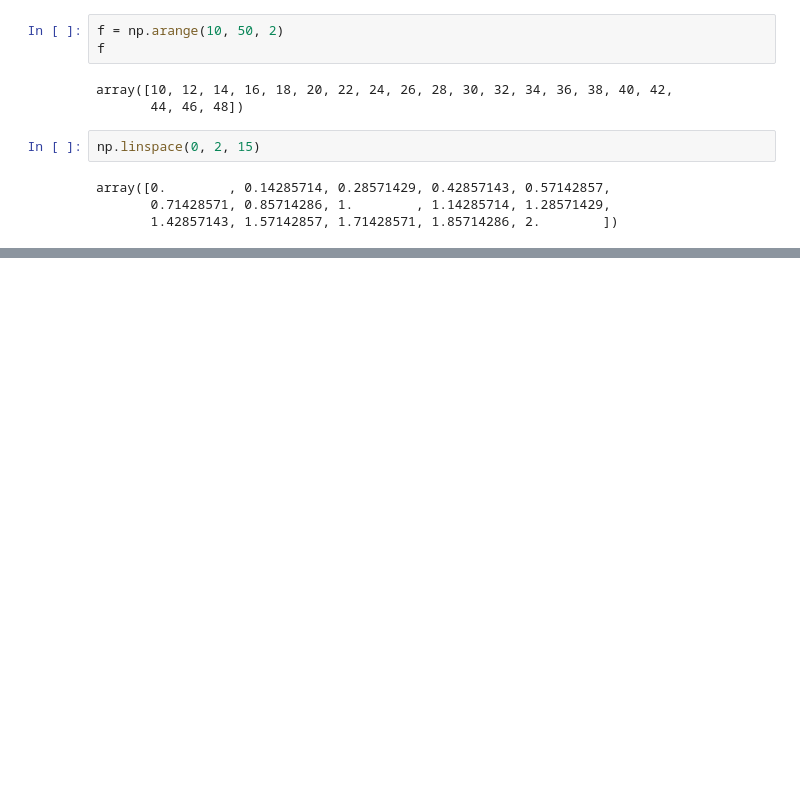
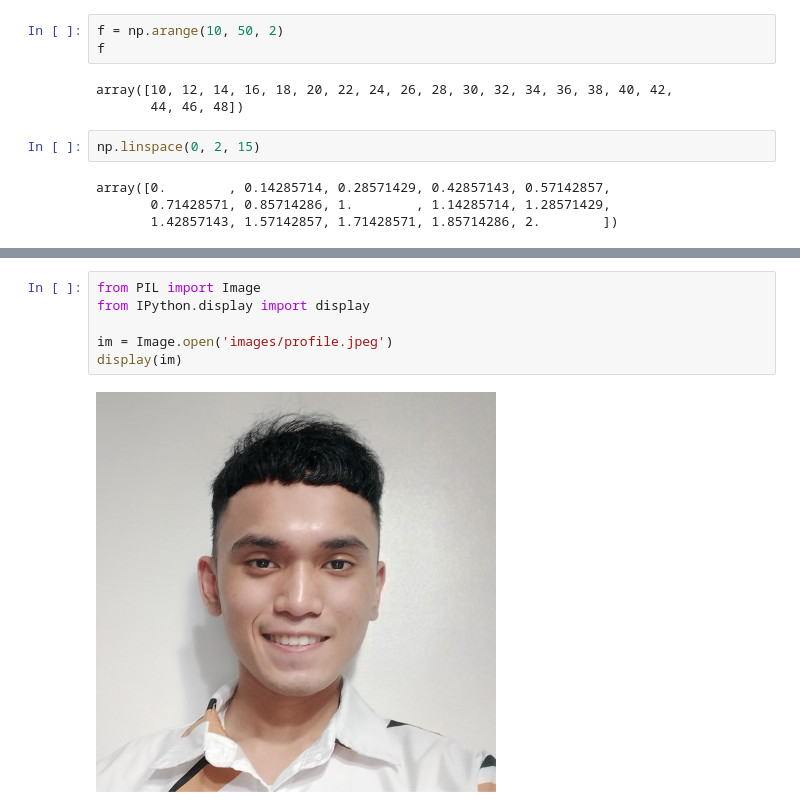
Before and after one commit to apobutial/certifications, a Jupyter notebook: Applied Data Science with Python/Introduction to Data Science in Python/week1/main.ipynb, the cells around one changed output, grey strips where cells are left out. Drawn from its saved outputs; the diff is of its cells as text; blank space fills up the shorter version.

```diff
--- a/Applied Data Science with Python/Introduction to Data Science in Python/week1/main.ipynb
+++ b/Applied Data Science with Python/Introduction to Data Science in Python/week1/main.ipynb
@@ -505,0 +586,8 @@ array([0.        , 0.14285714, 0.28571429, 0.42857143, 0.57142857,
+# %%
+from PIL import Image
+from IPython.display import display
+
+im = Image.open('images/profile.jpeg')
+display(im)
+# %% [output]
+[figure, added]
```
Also changed, not shown: parts of 52 cells of this notebook, 1 other file.
